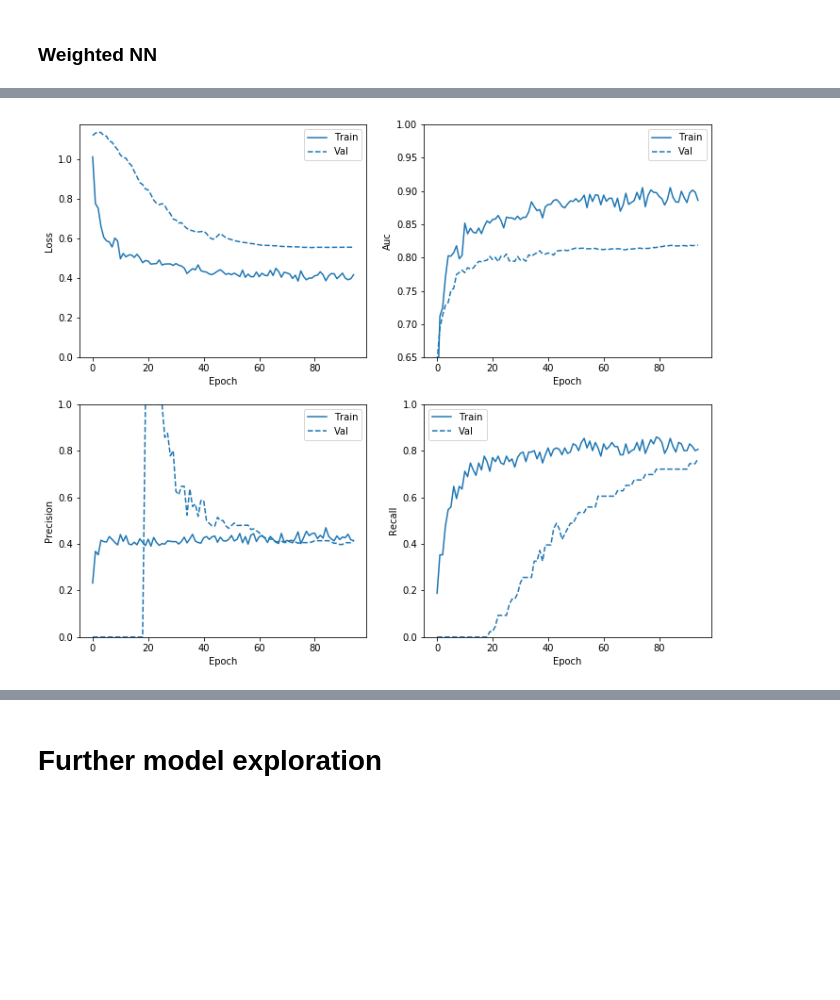
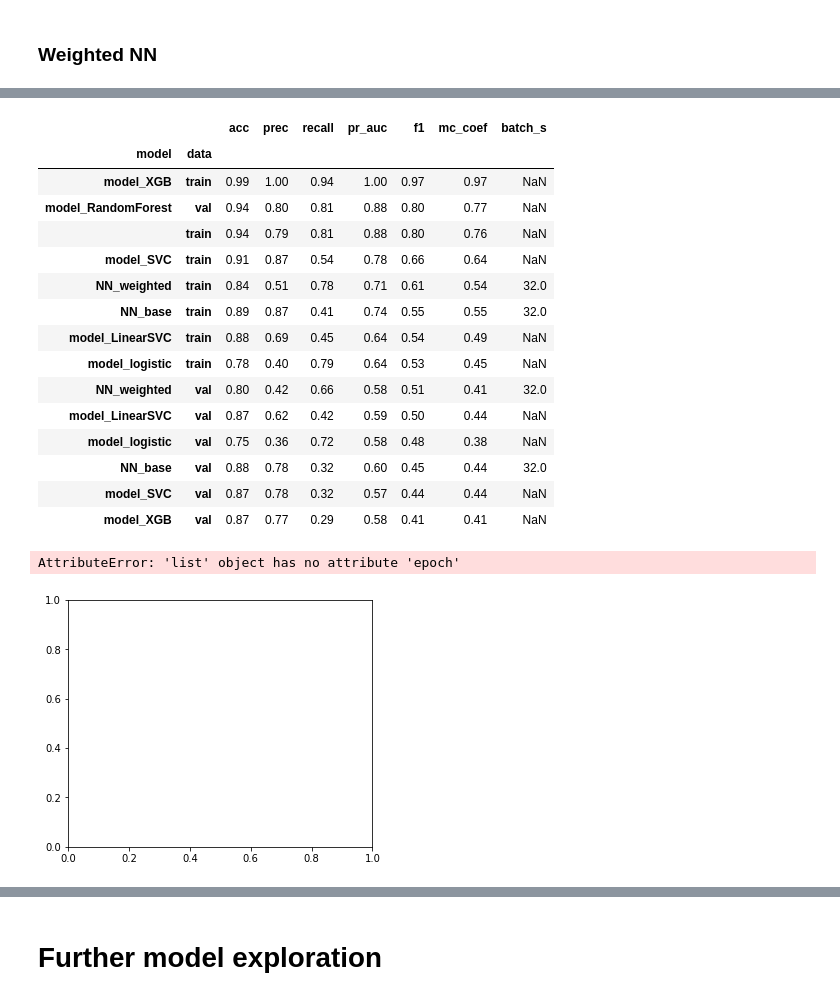
Before and after one commit to HenrikPereira/EDSBproject, a Jupyter notebook: Scripts/Data_models.ipynb, the cells around one changed output, grey strips where cells are left out. Cells and saved outputs as stored; diff of their text form; code cells hidden in the pictures; blank space fills up the shorter version.

Commit message:
Checkpoint predictive data models

```diff
--- a/Scripts/Data_models.ipynb
+++ b/Scripts/Data_models.ipynb
@@ -891,0 +929,43 @@ Epoch 00095: early stopping
+# %%
+# Instantiate the cross validator
+skf = StratifiedKFold(n_splits=n_folds, shuffle=True)
+
+train_feat_norm = minmax.fit_transform(train_features)
+
+model_keras_w_history = []
+# Loop through the indices the split() method returns
+for index, (train_indices, val_indices) in enumerate(skf.split(train_feat_norm, train_labels)):
+    print("Training on fold " + str(index+1) + "/" + str(skf.n_splits) + "...")
+
+    # Generate batches from indices
+    xtrain, xval = train_feat_norm[train_indices], train_feat_norm[val_indices]
+    ytrain, yval = train_labels[train_indices], train_labels[val_indices]
+
+    # Clear model
+    model_keras_w = None
+
+    #Loss with correct initialization and saving of bias onto model
+    neg_nn, pos_nn = np.bincount(ytrain)
+    initial_bias = np.log([pos_nn/neg_nn])
+    model_keras_w = make_model(output_bias = initial_bias)
+    results = model_keras_w.evaluate(xtrain, ytrain, batch_size=BATCH_SIZE, verbose=0)
+    initial_weights = os.path.join(tempfile.mkdtemp(),'initial_weights')
+    model_keras_w.save_weights(initial_weights)
+
+    baseline_history = model_keras_w.fit(xtrain,
+                                       ytrain,
+                                       batch_size=BATCH_SIZE,
+                                       epochs=EPOCHS,
+                                       callbacks = callback,
+                                       validation_data=(xval, yval),
+                                       # The class weights go here
+                                       class_weight=class_weights,
+                                       verbose=0)
+
+    # Debug message
+    # print "Training new iteration on " + str(xtrain.shape[0]) + " training samples, " + str(xval.shape[0]) + " validation samples, this may be a while..."
+
+    model_keras_w_history.append(baseline_history)
+    m_summary = save_metrics(m_summary, 'NN_weighted', ytrain, model_keras_w.predict_proba(xtrain), batch_size=BATCH_SIZE, split_data='train', series='imbalanced')
+    m_summary = save_metrics(m_summary, 'NN_weighted', yval, model_keras_w.predict_proba(xval), batch_size=BATCH_SIZE, split_data='val', series='imbalanced')
+print('...Done')
@@ -892,5 +990,25 @@ Epoch 00095: early stopping
+# %%
+m_summary.groupby(['model', 'data']).mean().sort_values(by=['f1', 'recall'], ascending=False).applymap(lambda x: np.round(x,2))
+# %% [output]
+|  |  | acc | prec | recall | pr_auc | f1 | mc_coef | batch_s |
+| model | data |  |  |  |  |  |  |  |
+| model_XGB | train | 0.99 | 1.00 | 0.94 | 1.00 | 0.97 | 0.97 | NaN |
+| model_RandomForest | val | 0.94 | 0.80 | 0.81 | 0.88 | 0.80 | 0.77 | NaN |
+|  | train | 0.94 | 0.79 | 0.81 | 0.88 | 0.80 | 0.76 | NaN |
+| model_SVC | train | 0.91 | 0.87 | 0.54 | 0.78 | 0.66 | 0.64 | NaN |
+| NN_weighted | train | 0.84 | 0.51 | 0.78 | 0.71 | 0.61 | 0.54 | 32.0 |
+| NN_base | train | 0.89 | 0.87 | 0.41 | 0.74 | 0.55 | 0.55 | 32.0 |
+| model_LinearSVC | train | 0.88 | 0.69 | 0.45 | 0.64 | 0.54 | 0.49 | NaN |
+| model_logistic | train | 0.78 | 0.40 | 0.79 | 0.64 | 0.53 | 0.45 | NaN |
+| NN_weighted | val | 0.80 | 0.42 | 0.66 | 0.58 | 0.51 | 0.41 | 32.0 |
+| model_LinearSVC | val | 0.87 | 0.62 | 0.42 | 0.59 | 0.50 | 0.44 | NaN |
+| model_logistic | val | 0.75 | 0.36 | 0.72 | 0.58 | 0.48 | 0.38 | NaN |
+| NN_base | val | 0.88 | 0.78 | 0.32 | 0.60 | 0.45 | 0.44 | 32.0 |
+| model_SVC | val | 0.87 | 0.78 | 0.32 | 0.57 | 0.44 | 0.44 | NaN |
+| model_XGB | val | 0.87 | 0.77 | 0.29 | 0.58 | 0.41 | 0.41 | NaN |
 # %%
-plot_nn_metrics(weighted_history)
+plot_nn_metrics(model_keras_w_history)
 # %% [output]
+AttributeError: 'list' object has no attribute 'epoch'
-[figure, old version]
+[figure, new version]
 # %%
```
Also changed, not shown: parts of 80 cells of this notebook, 2 other files.
